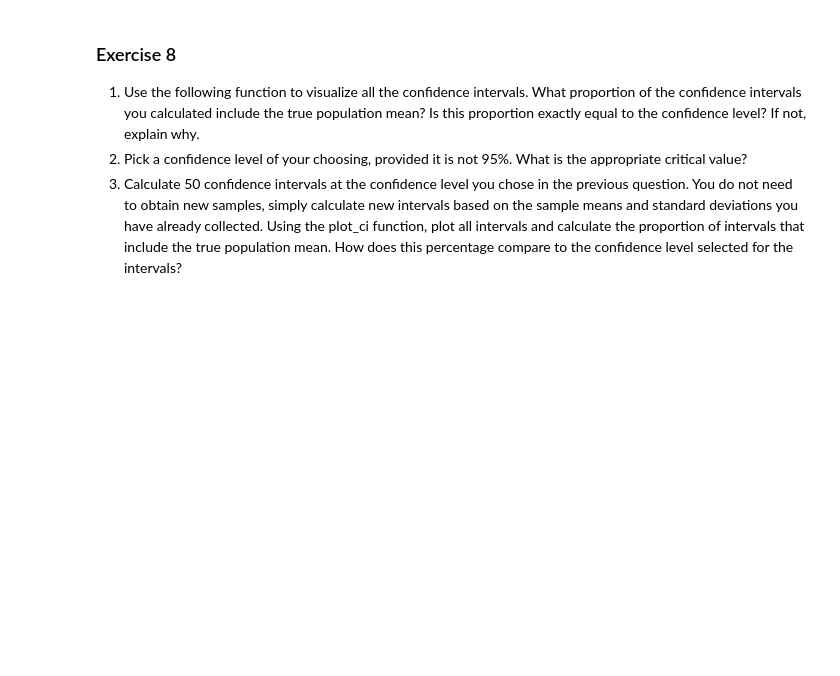
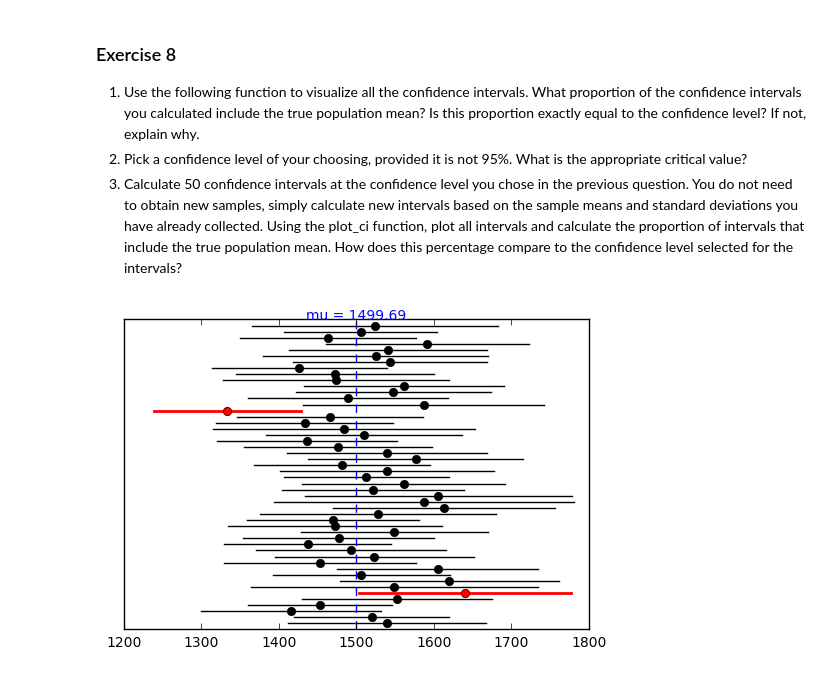
Before and after one commit to nhowel/hack-university-data-science, a Jupyter notebook: Lessons/5_StatisticalInference/Lesson5_StatisticalInference.ipynb, the cells around one changed output. Saved outputs shown, nothing was run; the diff lists cells and outputs as text; code cells hidden in the pictures; blank space fills up the shorter version.

```diff
--- a/Lessons/5_StatisticalInference/Lesson5_StatisticalInference.ipynb
+++ b/Lessons/5_StatisticalInference/Lesson5_StatisticalInference.ipynb
@@ -369,3 +373,21 @@ Each student in the class should have gotten a slightly different confidence int
 # %% [markdown]
 ### Exercise 7
 Write a for-loop or list comprehension thats selects a random sample of size 60, then calculates and stores the sample's mean and standard deviation, for a total of 50 samples. Use the stored statistics to calculate 95% confidence intervals for the 50 random samples. Is the population mean captured in every confidence interval?
+# %%
+n = 60
+n_samples = 50
+population_mean = area.mean()
+type_A = 0
+confidence_intervals = []
+for i in range(n_samples):
+    sample = area.sample(n)
+    sample_mean = sample.mean()
+    sample_stdev = np.std(sample)
+    sample_standard_error = sample_stdev/np.sqrt(n)
+    confidence = [sample_mean - (1.96*sample_standard_error),sample_mean + (1.96*sample_standard_error)]
+    confidence_intervals.append(tuple(confidence))
+    #print (confidence)
+    if confidence[0] > population_mean or confidence[1] < population_mean:
+        type_A += 1
+print (str(round(type_A/n_samples*100,1)) + " percent of intervals do not capture the population mean")
+print (confidence_intervals)
@@ -378,30 +403,34 @@ Write a for-loop or list comprehension thats selects a random sample of size 60,
 def plot_ci(ci, mu):
     """ Plot confidence intervals ci compared to population mean mu.
         Each confidence interval is displayed as a horizontal line with mean marked by circle.
         Confidence intervals not containing the population mean are thick and red.
 
         Args:
             ci (list of tuples) -- a list of confidence intervals: (lower, upper)
             mu (float) -- population mean
     """
     fig = plt.figure()
     g = fig.add_subplot(111)
     for i, c in enumerate(ci):
         y = i+1
         if mu < c[0] or mu > c[1]:
             color = 'r'
             linewidth = 2
         else:
             color = 'k'
             linewidth = 1
         g.plot(c, [y]*2, color=color, linewidth=linewidth)
         g.plot([sum(c)/2],[y], marker="o", color=color)
 
     g.axvline(x=mu, linestyle="--")
     g.annotate("mu = {:n}".format(mu),
                xy=(mu, len(ci)+1),
                color='b',
                horizontalalignment="center")
     g.set_ylim(0, len(ci)+1)
     g.yaxis.set_visible(False)
     return
+
+plot_ci(confidence_intervals,population_mean)
+# %% [output]
+[figure, added]
```
Also changed, not shown: parts of 2 cells of this notebook.
